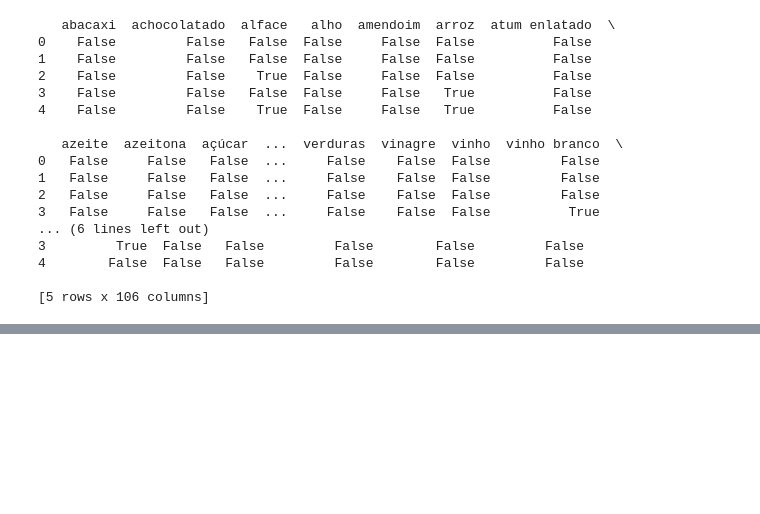
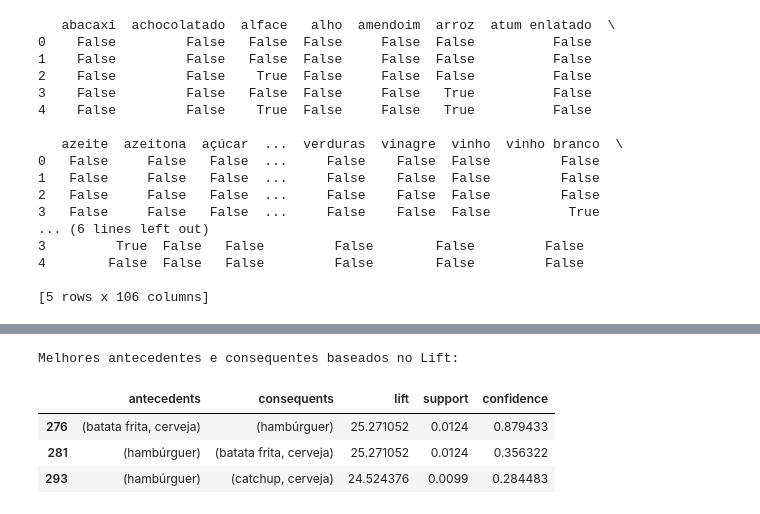
Before and after one commit to sergiolfaria/Atividades_Ciencia_De_Dados, a Jupyter notebook: Atividade mineração de/exercico.ipynb, the cells around one changed output, grey strips where cells are left out. Drawn from its saved outputs; the diff is of its cells as text; code cells hidden in the pictures; blank space fills up the shorter version.

Commit message:
melhor escolha do fp

```diff
--- a/Atividade mineração de/exercico.ipynb
+++ b/Atividade mineração de/exercico.ipynb
@@ -193,0 +188,16 @@ print(itens_mais_comprados[['itemsets', 'support']])
+# %%
+# Ordenando as regras pelo valor do lift em ordem decrescente
+rules_lift_sorted = rules.sort_values(by='lift', ascending=False)
+
+# Selecionando os melhores antecedentes e consequentes baseados no lift
+melhores_lift = rules_lift_sorted[['antecedents', 'consequents', 'lift','support' , 'confidence']].head(3)
+
+
+print("Melhores antecedentes e consequentes baseados no Lift:")
+melhores_lift
+# %% [output]
+Melhores antecedentes e consequentes baseados no Lift:
+|  | antecedents | consequents | lift | support | confidence |
+| 276 | (batata frita, cerveja) | (hambúrguer) | 25.271052 | 0.0124 | 0.879433 |
+| 281 | (hambúrguer) | (batata frita, cerveja) | 25.271052 | 0.0124 | 0.356322 |
+| 293 | (hambúrguer) | (catchup, cerveja) | 24.524376 | 0.0099 | 0.284483 |
```
Also changed, not shown: parts of 8 cells of this notebook.
